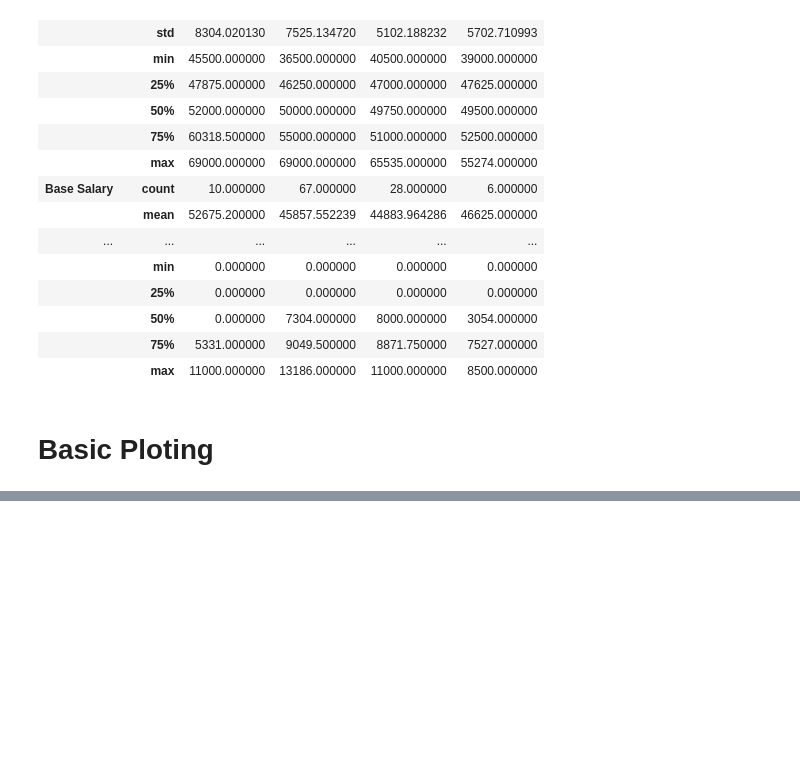
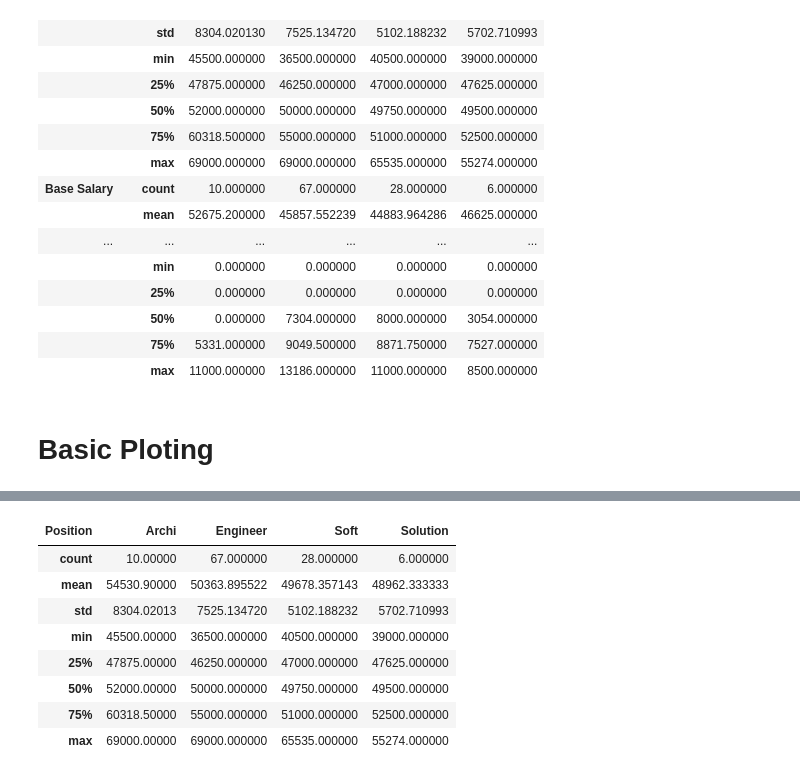
Before and after one commit to Jinkxt/ScrappingGlassdoor, a Jupyter notebook: 1- Cleanup.ipynb, the cells around one changed output, grey strips where cells are left out. Drawn from its saved outputs; the diff is of its cells as text; code cells hidden in the pictures; blank space fills up the shorter version.

```diff
--- a/1- Cleanup.ipynb
+++ b/1- Cleanup.ipynb
@@ -171,3 +179,15 @@ plt.show()
+# %%
+df2.groupby('Position')['Salary'].describe().transpose()
+# %% [output]
+| Position | Archi | Engineer | Soft | Solution |
+| count | 10.00000 | 67.000000 | 28.000000 | 6.000000 |
+| mean | 54530.90000 | 50363.895522 | 49678.357143 | 48962.333333 |
+| std | 8304.02013 | 7525.134720 | 5102.188232 | 5702.710993 |
+| min | 45500.00000 | 36500.000000 | 40500.000000 | 39000.000000 |
+| 25% | 47875.00000 | 46250.000000 | 47000.000000 | 47625.000000 |
+| 50% | 52000.00000 | 50000.000000 | 49750.000000 | 49500.000000 |
+| 75% | 60318.50000 | 55000.000000 | 51000.000000 | 52500.000000 |
+| max | 69000.00000 | 69000.000000 | 65535.000000 | 55274.000000 |
 # %%
 plt.figure(figsize=(15,5))
 step=2
```
Also changed, not shown: parts of 5 cells of this notebook.
